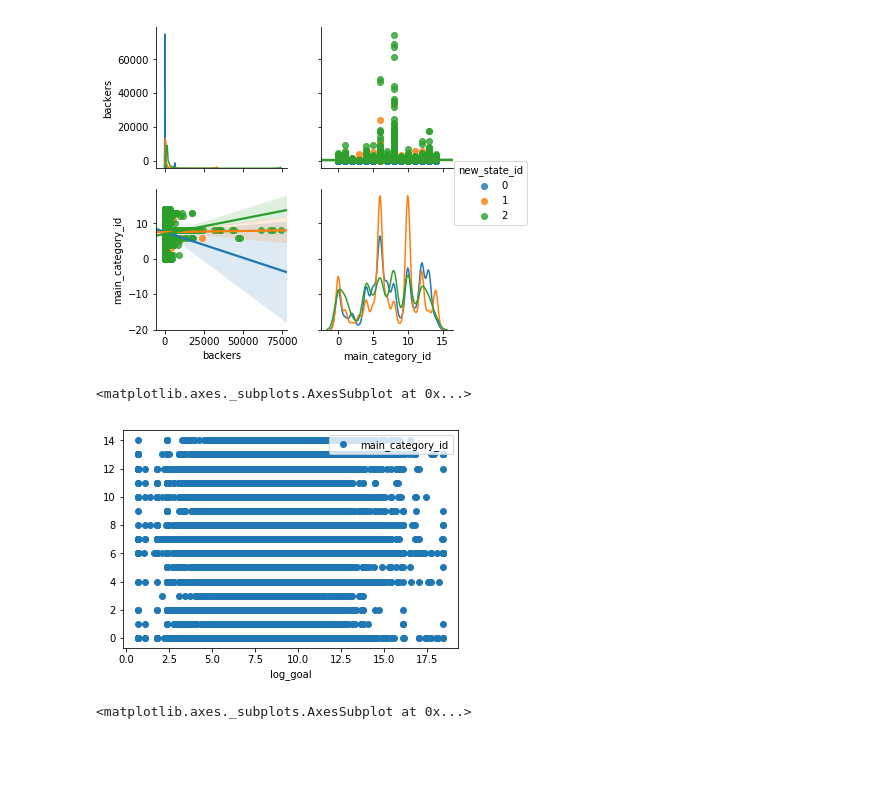
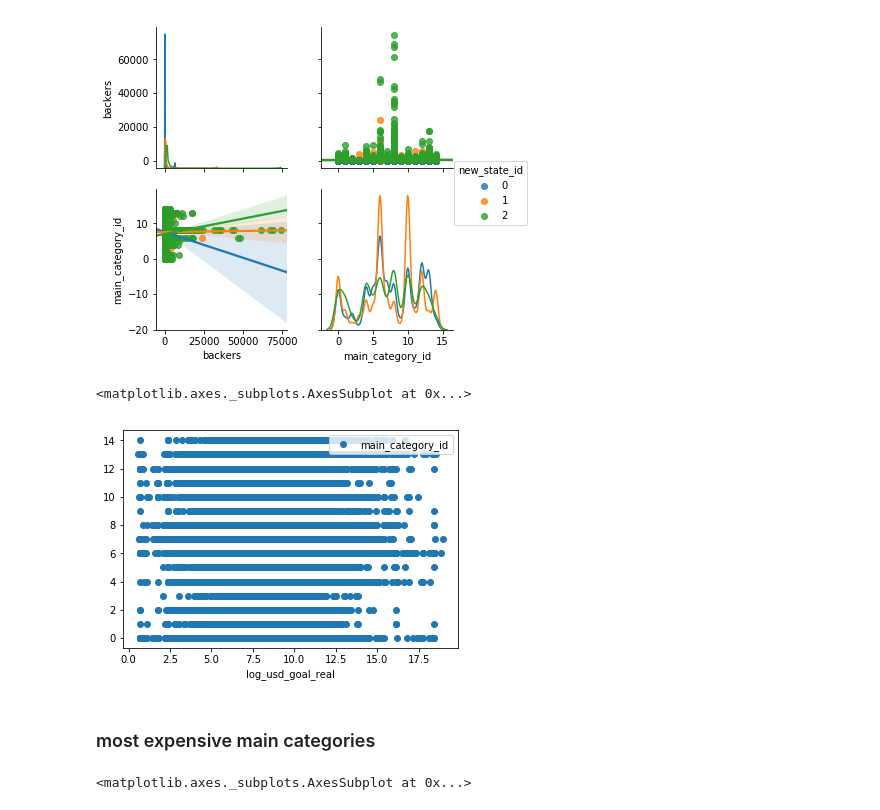
Before and after one commit to HediMontazeri/Exercise_1_kickstarter_classification, a Jupyter notebook: Data Explore.ipynb, the cells around one changed output. Drawn from its saved outputs; the diff is of its cells as text; code cells hidden in the pictures; blank space fills up the shorter version.

```diff
--- a/Data Explore.ipynb
+++ b/Data Explore.ipynb
@@ -189,10 +186,12 @@ sb.pairplot(trainData, vars=["backers", "main_category_id"], kind = 'reg', hue='
 <seaborn.axisgrid.PairGrid at 0x...>
 [figure]
 # %%
-trainData.plot(x='log_goal', y='main_category_id',style='o' )
+df.plot(x='log_usd_goal_real', y='main_category_id',style='o' )
 # %% [output]
 <matplotlib.axes._subplots.AxesSubplot at 0x...>
-[figure, old version]
+[figure, new version]
+# %% [markdown]
+### most expensive main categories
 # %%
 group = df.groupby(df.main_category)
 mean_goal = pd.DataFrame(group.goal.mean())
```
Also changed, not shown: parts of 36 cells of this notebook.
